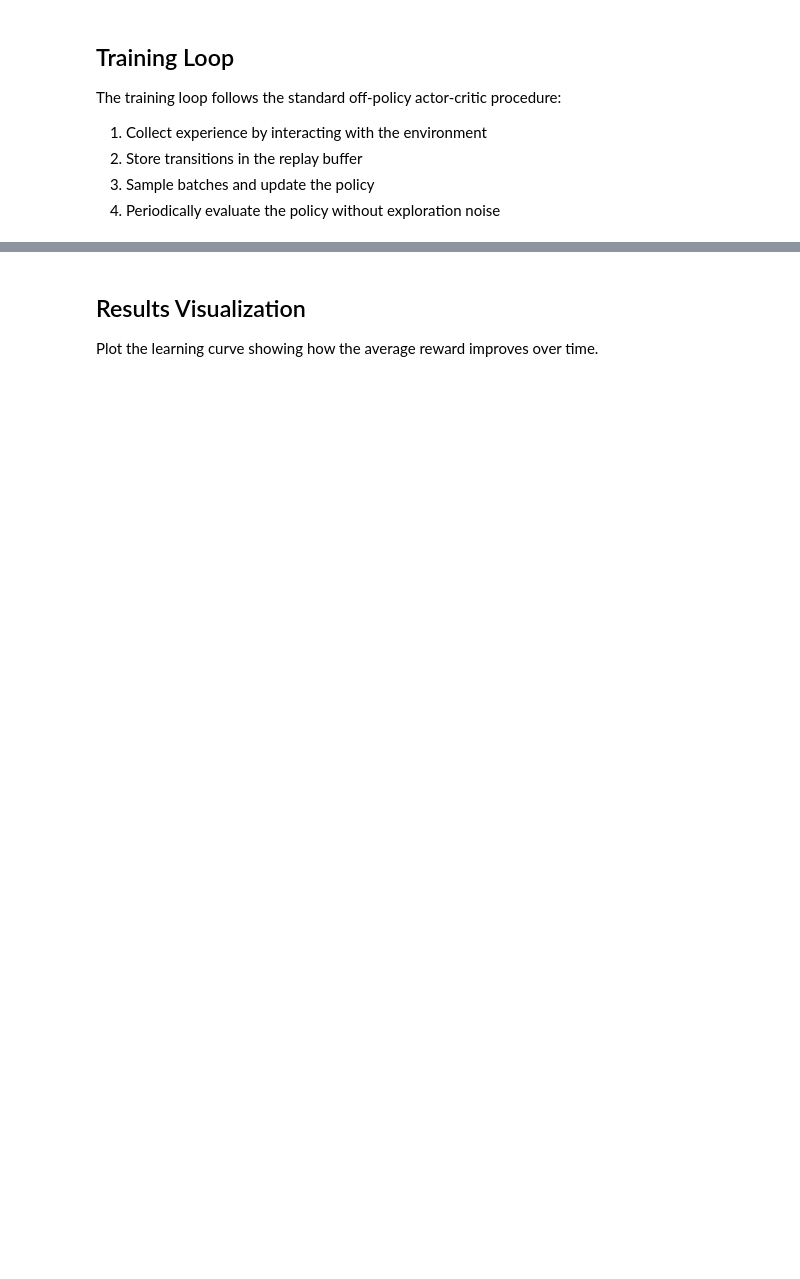
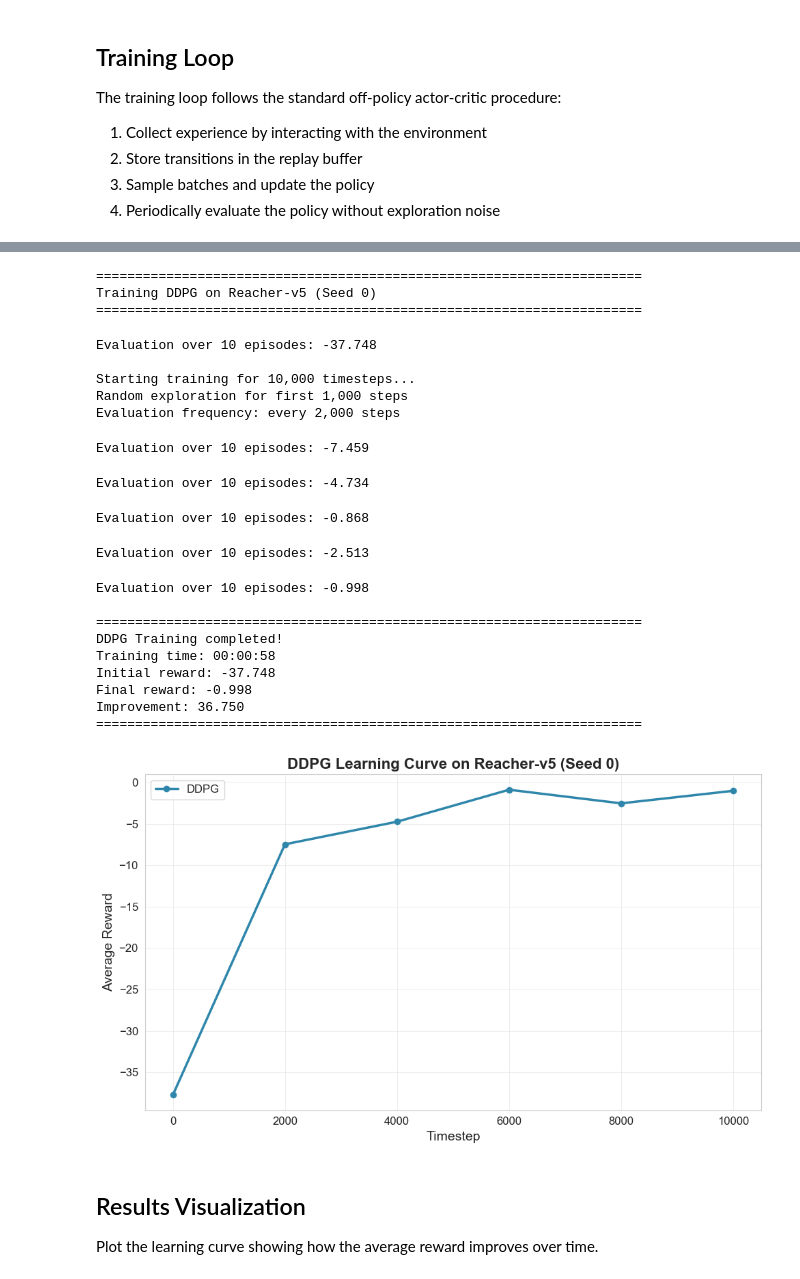
Before and after one commit to anantgupta2/DRL_Group2_DDPG_TD3, a Jupyter notebook: algorithm_comparison.ipynb, the cells around one changed output, grey strips where cells are left out. Drawn from its saved outputs; the diff is of its cells as text; code cells hidden in the pictures; blank space fills up the shorter version.

Commit message:
updated requirements.txt. Added an algoritm comparison notebook

```diff
--- a/algorithm_comparison.ipynb
+++ b/algorithm_comparison.ipynb
@@ -51,20 +93,30 @@ import torch
 import gymnasium as gym
 from tqdm import tqdm
 import matplotlib.pyplot as plt
+import seaborn as sns
+sns.set_style("whitegrid")
+sns.set_palette(["#2E86AB", "#A23B72", "#F18F01", "#C73E1D"])
+plt.rcParams["figure.figsize"] = (12, 8)
+plt.rcParams["font.size"] = 12
 import time
 import os
+import pandas as pd
+from glob import glob
 
 # Import algorithm implementations
 import utils
 import TD3
 import DDPG
-import OurDDPG
 import QR_TD3
+import Gaussian_TD3
 
 # Set device
 device = torch.device("cuda" if torch.cuda.is_available() else "cpu")
 print(f"Using device: {device}")
 print(f"PyTorch version: {torch.__version__}")
+
+# Store results for comparison
+all_results = {}
 # %% [output]
 Using device: cpu
 PyTorch version: 2.9.1
@@ -281,3 +341,57 @@ Evaluation over 10 episodes: -1.222
+# %%
+# Train DDPG
+ddpg_evaluations, ddpg_timesteps = train_algorithm(
+    policy_name="DDPG",
+    env_name=ENV_NAME,
+    seed=SEED,
+    max_timesteps=MAX_TIMESTEPS,
+    start_timesteps=START_TIMESTEPS,
+    eval_freq=EVAL_FREQ,
+    batch_size=BATCH_SIZE,
+    discount=DISCOUNT,
+    tau=0.001,  # DDPG uses tau=0.001
+    policy_noise=POLICY_NOISE,
+    noise_clip=NOISE_CLIP,
+    policy_freq=POLICY_FREQ,
+    expl_noise=EXPL_NOISE
+)
+
+# Store results for comparison
+all_results["DDPG"] = {"evaluations": ddpg_evaluations, "timesteps": ddpg_timesteps}
+
+# Plot DDPG learning curve
+plt.figure(figsize=(10, 6))
+plt.plot(ddpg_timesteps, ddpg_evaluations, marker='o', linewidth=2.5, markersize=6, label="DDPG", color='#2E86AB')
+plt.xlabel('Timestep', fontsize=14)
+plt.ylabel('Average Reward', fontsize=14)
+plt.title(f'DDPG Learning Curve on {ENV_NAME} (Seed {SEED})', fontsize=16, fontweight='bold')
+plt.legend(fontsize=12)
+plt.grid(True, alpha=0.3)
+plt.tight_layout()
+plt.show()
+# %% [output]
+======================================================================
+Training DDPG on Reacher-v5 (Seed 0)
+======================================================================
+Evaluation over 10 episodes: -37.748
+
+Starting training for 10,000 timesteps...
+Random exploration for first 1,000 steps
+Evaluation frequency: every 2,000 steps
+Evaluation over 10 episodes: -7.459
+Evaluation over 10 episodes: -4.734
+Evaluation over 10 episodes: -0.868
+Evaluation over 10 episodes: -2.513
+Evaluation over 10 episodes: -0.998
+
+======================================================================
+DDPG Training completed!
+Training time: 00:00:58
+Initial reward: -37.748
+Final reward: -0.998
+Improvement: 36.750
+======================================================================
+[figure, added]
 # %% [markdown]
 ## Results Visualization
 
```
Also changed, not shown: parts of 22 cells of this notebook, 1 other file.
